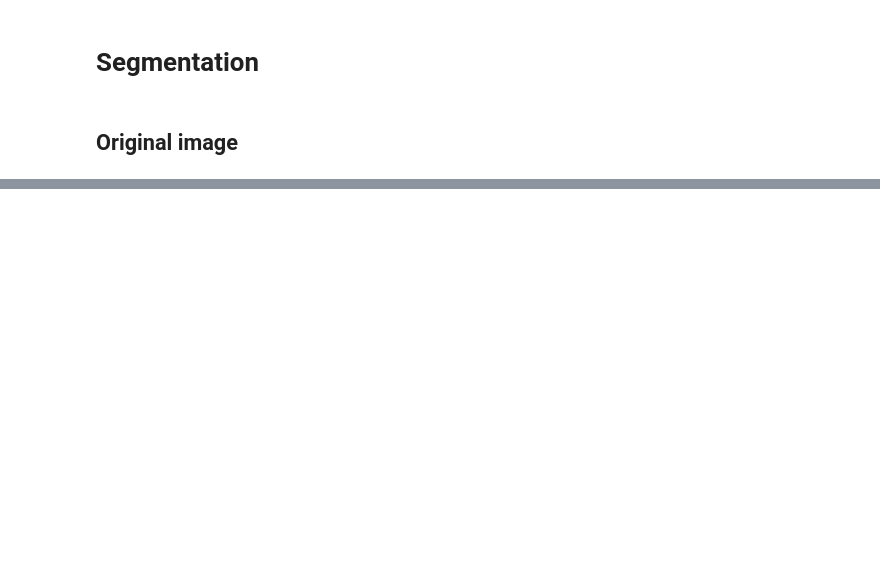
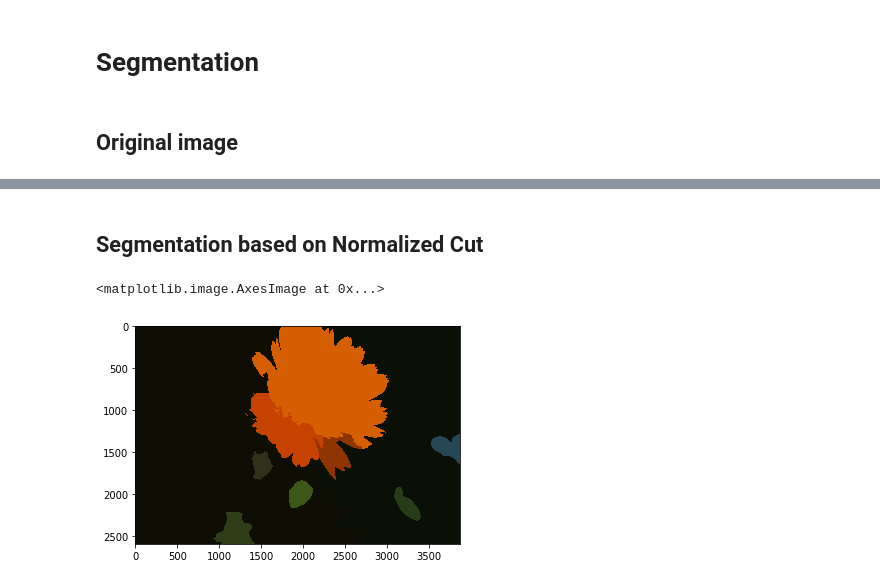
Before and after one commit to jianwu21/Advance-Topic-in-Image-Analysis, a Jupyter notebook: Assignment 1/Segmentation.ipynb, the cells around one changed output, grey strips where cells are left out. Saved outputs shown, nothing was run; the diff lists cells and outputs as text; code cells hidden in the pictures; blank space fills up the shorter version.

```diff
--- a/Assignment 1/Segmentation.ipynb
+++ b/Assignment 1/Segmentation.ipynb
@@ -22,0 +69,13 @@ Segmentation base on Mean shift
+# %% [markdown]
+Segmentation based on Normalized Cut
+----------------------------------------
+# %%
+labels1 = segmentation.slic(img, compactness=30, n_segments=100)
+g = graph.rag_mean_color(img, labels1, mode='similarity')
+labels2 = graph.cut_normalized(labels1, g)
+out = color.label2rgb(labels2, img, kind='avg')
+
+plt.imshow(out)
+# %% [output]
+<matplotlib.image.AxesImage at 0x...>
+[figure, added]
```
Also changed, not shown: parts of 6 cells of this notebook.
